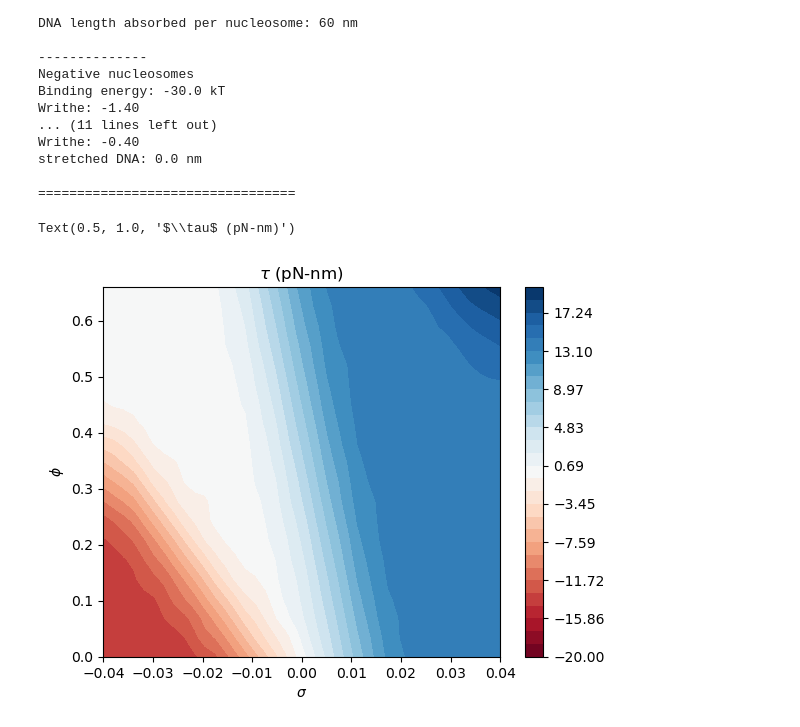
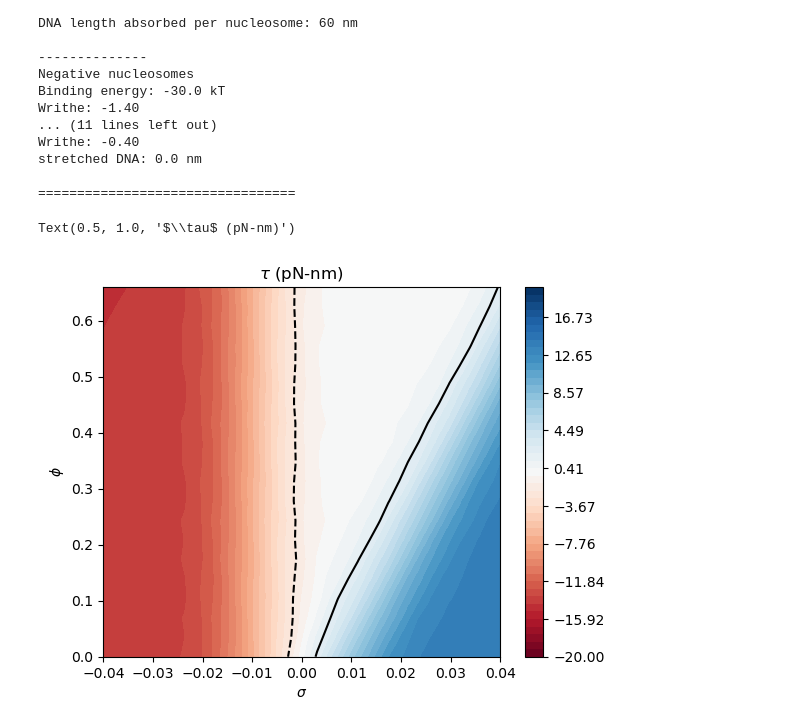
Before and after one commit to s-brahmachari/Chromatin-supercoiling-and-transcription, a Jupyter notebook: supercoiling_codes/run_minimization_fixed_nucl.ipynb, the cells around one changed output. Saved outputs shown, nothing was run; the diff lists cells and outputs as text; code cells hidden in the pictures.

Commit message:
new torque curves -- check reference

```diff
--- a/supercoiling_codes/run_minimization_fixed_nucl.ipynb
+++ b/supercoiling_codes/run_minimization_fixed_nucl.ipynb
@@ -28,7 +28,7 @@ stretched DNA: 0.0 nm
 fe_vals=[]
 Torq_Z=[]
 sig_X,phi_Y=[],[]
-sig_vals=np.linspace(-0.04,0.04,15)
+sig_vals=np.linspace(-0.1,0.04,20)
 for N in range(12):
     fe=[]
     for sig in sig_vals:
@@ -37,25 +37,27 @@ for N in range(12):
 
     torq=np.gradient(np.array(fe))*minFE.h/(2*np.pi*minFE.L_DNA*np.gradient(sig_vals))
 
-    for ix,sx in enumerate(sig_vals):
+    for ix,sx in enumerate(sig_vals-N*minFE.wn*minFE.h/minFE.L_DNA):
         sig_X.append(sx)
         phi_Y.append(N*minFE.l_nucl/minFE.L_DNA)
         Torq_Z.append(torq[ix])
 # %%
 
 Xi,Yi=np.meshgrid(np.linspace(-0.04,0.04,40),np.linspace(0,0.66,20))
 
 triang=tri.Triangulation(sig_X,phi_Y)
 
 interp_torq=tri.LinearTriInterpolator(triang,Torq_Z)
 
-plt.contourf(Xi, Yi, 4*interp_torq(Xi,Yi), cmap='RdBu', levels=np.linspace(-20,20,30))#,alpha=0.6)
+plt.contourf(Xi, Yi, 4*interp_torq(Xi,Yi), cmap='RdBu', levels=np.linspace(-20,20,50))#,alpha=0.6)
+plt.colorbar()
+plt.contour(Xi,Yi, 4*interp_torq(Xi,Yi), colors='k', levels=[-2,2], linstyles='dashes')
 
-plt.colorbar()
+
 plt.xlabel('$\\sigma$')
 plt.ylabel('$\\phi$')
 plt.title('$\\tau$ (pN-nm)')
 # plt.savefig('../plots/torq_compute.png',dpi=300)
 # %% [output]
 Text(0.5, 1.0, '$\\tau$ (pN-nm)')
-[figure, old version]
+[figure, new version]
```
